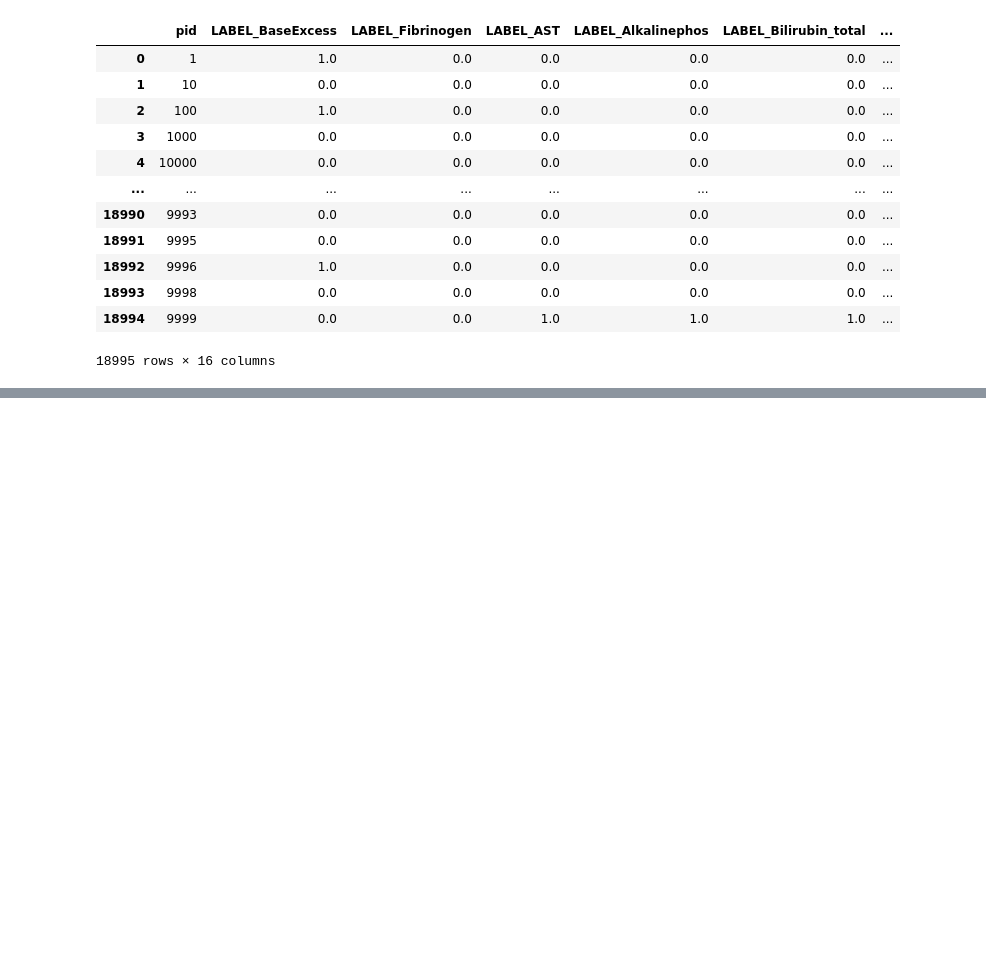
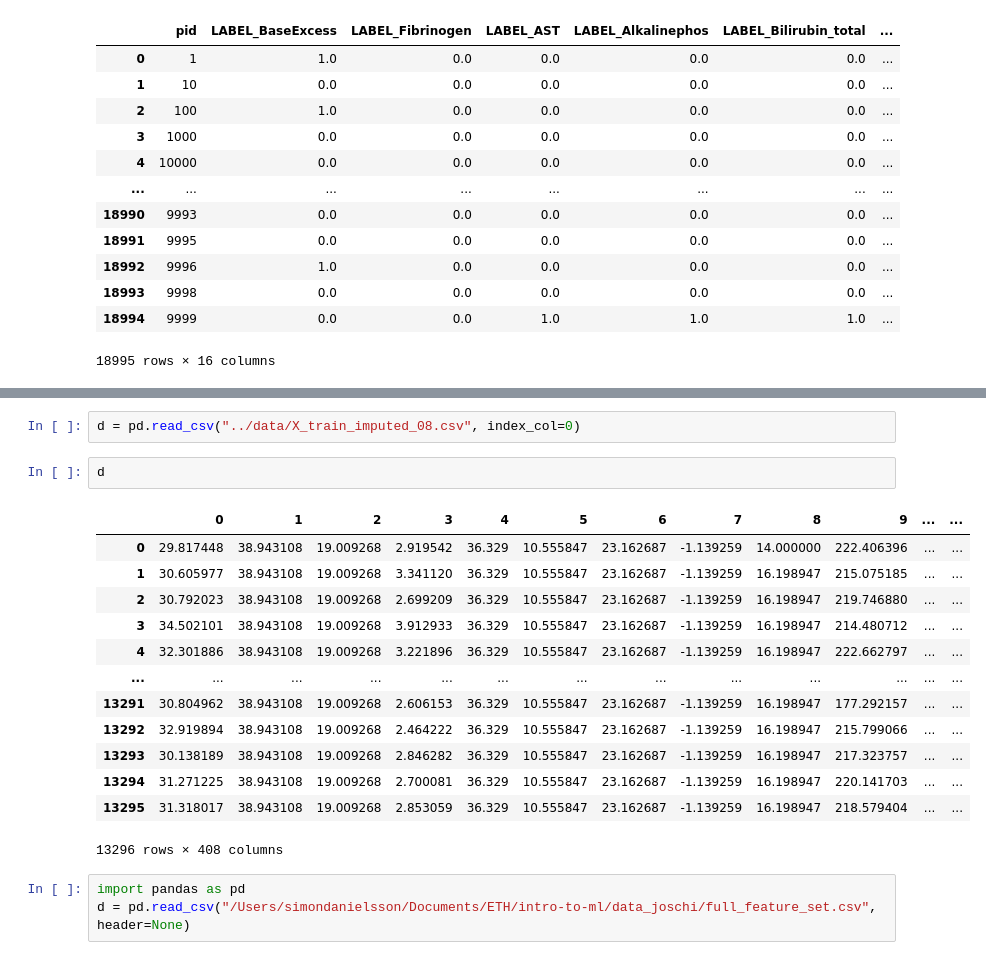
Before and after one commit to simondanielsson/intro-ml, a Jupyter notebook: task2/exploration/exploration_simon.ipynb, the cells around one changed output, grey strips where cells are left out. Saved outputs shown, nothing was run; the diff lists cells and outputs as text; blank space fills up the shorter version.

```diff
--- a/task2/exploration/exploration_simon.ipynb
+++ b/task2/exploration/exploration_simon.ipynb
@@ -557,0 +558,21 @@ pH-11
+# %%
+d = pd.read_csv("../data/X_train_imputed_08.csv", index_col=0)
+# %%
+d
+# %% [output]
+|  | 0 | 1 | 2 | 3 | 4 | 5 | 6 | 7 | 8 | 9 | ... | ... |
+| 0 | 29.817448 | 38.943108 | 19.009268 | 2.919542 | 36.329 | 10.555847 | 23.162687 | -1.139259 | 14.000000 | 222.406396 | ... | ... |
+| 1 | 30.605977 | 38.943108 | 19.009268 | 3.341120 | 36.329 | 10.555847 | 23.162687 | -1.139259 | 16.198947 | 215.075185 | ... | ... |
+| 2 | 30.792023 | 38.943108 | 19.009268 | 2.699209 | 36.329 | 10.555847 | 23.162687 | -1.139259 | 16.198947 | 219.746880 | ... | ... |
+| 3 | 34.502101 | 38.943108 | 19.009268 | 3.912933 | 36.329 | 10.555847 | 23.162687 | -1.139259 | 16.198947 | 214.480712 | ... | ... |
+| 4 | 32.301886 | 38.943108 | 19.009268 | 3.221896 | 36.329 | 10.555847 | 23.162687 | -1.139259 | 16.198947 | 222.662797 | ... | ... |
+| ... | ... | ... | ... | ... | ... | ... | ... | ... | ... | ... | ... | ... |
+| 13291 | 30.804962 | 38.943108 | 19.009268 | 2.606153 | 36.329 | 10.555847 | 23.162687 | -1.139259 | 16.198947 | 177.292157 | ... | ... |
+| 13292 | 32.919894 | 38.943108 | 19.009268 | 2.464222 | 36.329 | 10.555847 | 23.162687 | -1.139259 | 16.198947 | 215.799066 | ... | ... |
+| 13293 | 30.138189 | 38.943108 | 19.009268 | 2.846282 | 36.329 | 10.555847 | 23.162687 | -1.139259 | 16.198947 | 217.323757 | ... | ... |
+| 13294 | 31.271225 | 38.943108 | 19.009268 | 2.700081 | 36.329 | 10.555847 | 23.162687 | -1.139259 | 16.198947 | 220.141703 | ... | ... |
+| 13295 | 31.318017 | 38.943108 | 19.009268 | 2.853059 | 36.329 | 10.555847 | 23.162687 | -1.139259 | 16.198947 | 218.579404 | ... | ... |
+13296 rows × 408 columns
+# %%
+import pandas as pd
+d = pd.read_csv("/Users/simondanielsson/Documents/ETH/intro-to-ml/data_joschi/full_feature_set.csv", header=None)
```
Also changed, not shown: parts of 24 cells of this notebook, 13 other files.
